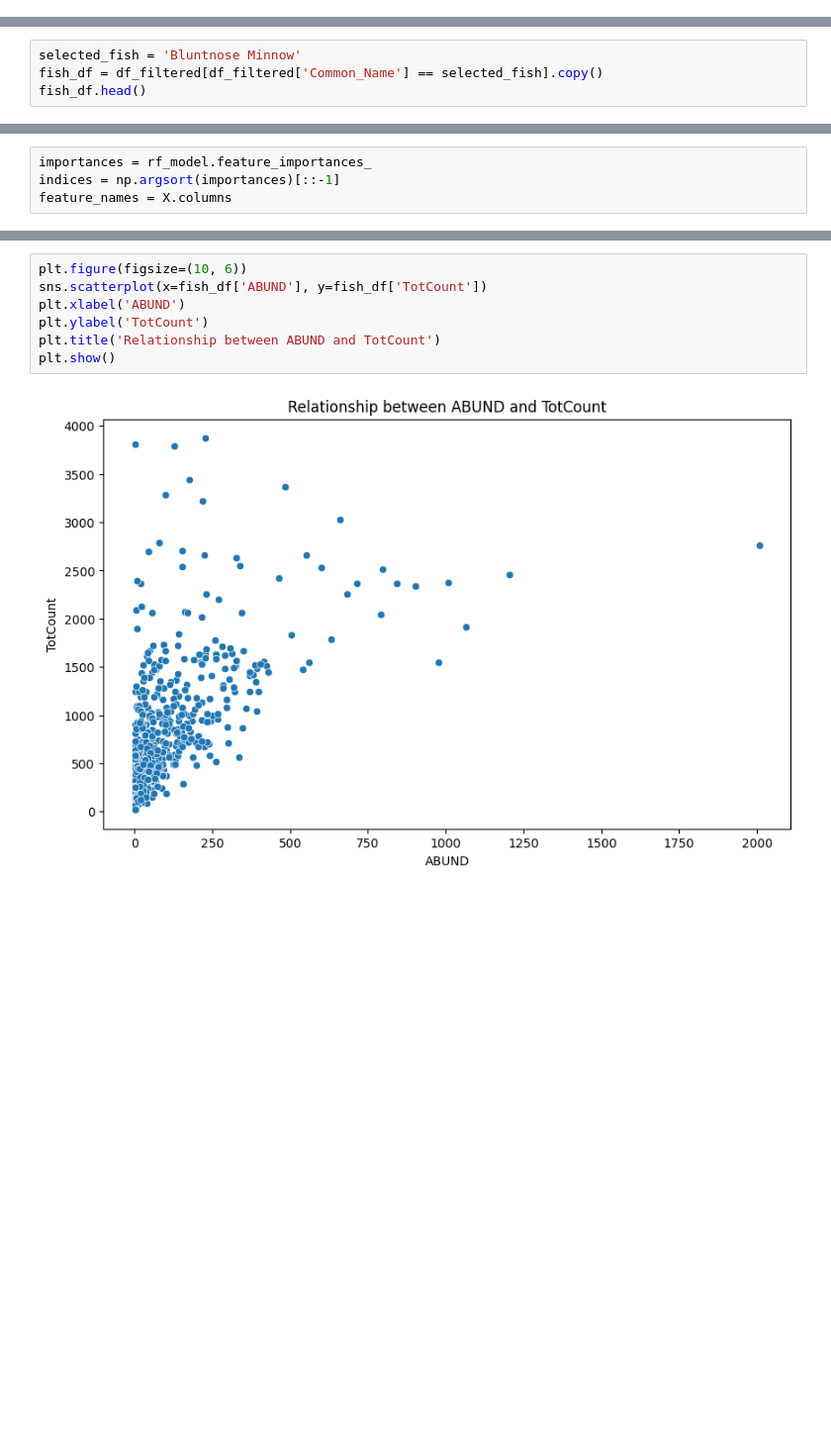
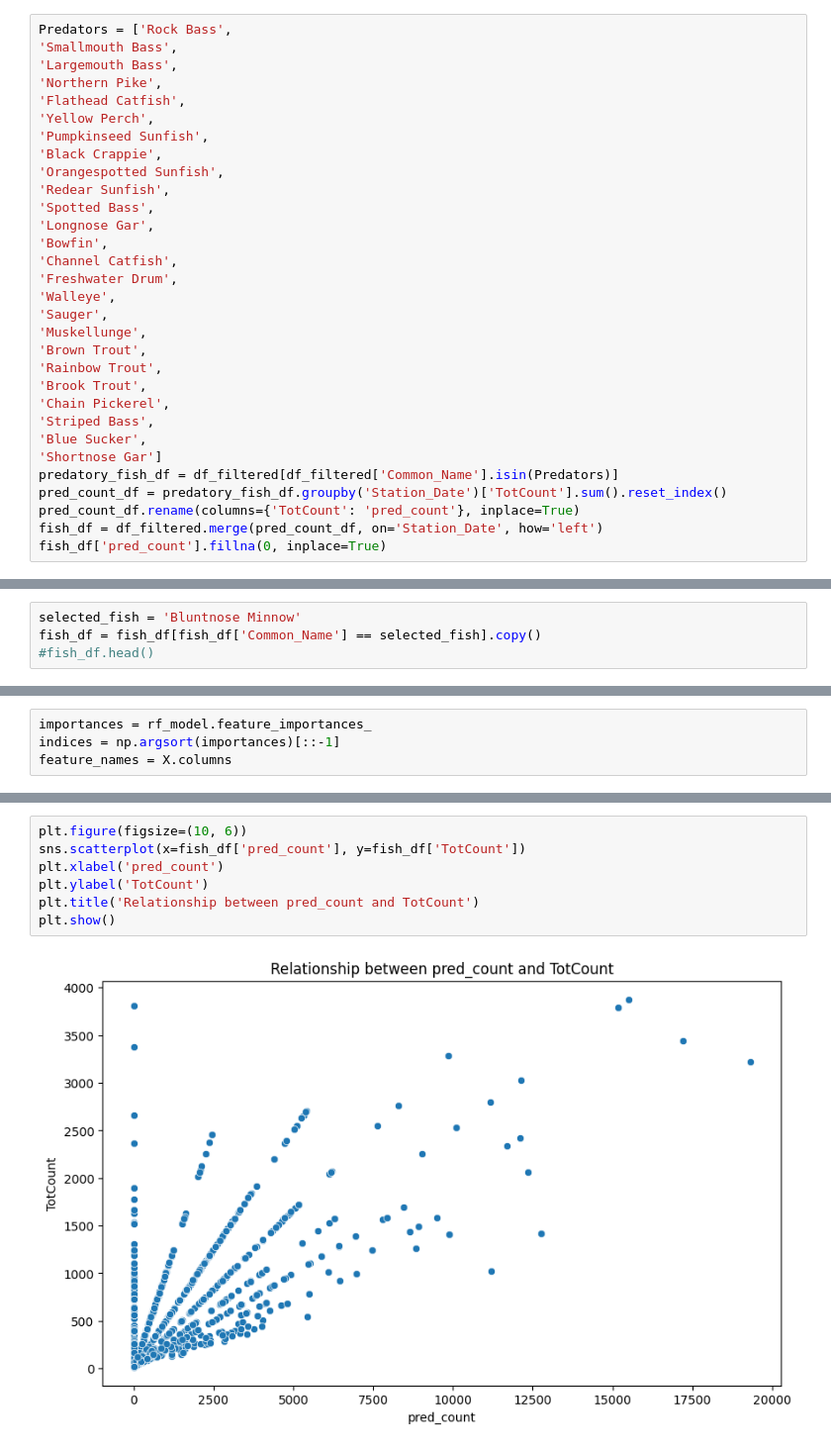
Before and after one commit to aaron-lisle/Fish_Notebook, a Jupyter notebook: Fish.ipynb, the cells around one changed output, grey strips where cells are left out. Shown: that part at 99% size. Cells and saved outputs as stored; diff of their text form; blank space fills up the shorter version.

```diff
--- a/Fish.ipynb
+++ b/Fish.ipynb
@@ -32,0 +35,31 @@ for common_name in common_name_counts.index:
+# %%
+Predators = ['Rock Bass',
+'Smallmouth Bass',
+'Largemouth Bass',
+'Northern Pike',
+'Flathead Catfish',
+'Yellow Perch',
+'Pumpkinseed Sunfish',
+'Black Crappie',
+'Orangespotted Sunfish',
+'Redear Sunfish',
+'Spotted Bass',
+'Longnose Gar',
+'Bowfin',
+'Channel Catfish',
+'Freshwater Drum',
+'Walleye',
+'Sauger',
+'Muskellunge',
+'Brown Trout',
+'Rainbow Trout',
+'Brook Trout',
+'Chain Pickerel',
+'Striped Bass',
+'Blue Sucker',
+'Shortnose Gar']
+predatory_fish_df = df_filtered[df_filtered['Common_Name'].isin(Predators)]
+pred_count_df = predatory_fish_df.groupby('Station_Date')['TotCount'].sum().reset_index()
+pred_count_df.rename(columns={'TotCount': 'pred_count'}, inplace=True)
+fish_df = df_filtered.merge(pred_count_df, on='Station_Date', how='left')
+fish_df['pred_count'].fillna(0, inplace=True)
@@ -33,4 +70,4 @@ for common_name in common_name_counts.index:
 # %%
 selected_fish = 'Bluntnose Minnow'
-fish_df = df_filtered[df_filtered['Common_Name'] == selected_fish].copy()
-fish_df.head()
+fish_df = fish_df[fish_df['Common_Name'] == selected_fish].copy()
+#fish_df.head()
@@ -226,9 +286,9 @@ plt.show()
 # %%
 plt.figure(figsize=(10, 6))
-sns.scatterplot(x=fish_df['ABUND'], y=fish_df['TotCount'])
-plt.xlabel('ABUND')
+sns.scatterplot(x=fish_df['pred_count'], y=fish_df['TotCount'])
+plt.xlabel('pred_count')
 plt.ylabel('TotCount')
-plt.title('Relationship between ABUND and TotCount')
+plt.title('Relationship between pred_count and TotCount')
 plt.show()
 # %% [output]
-[figure, old version]
+[figure, new version]
```
Also changed, not shown: parts of 65 cells of this notebook.
